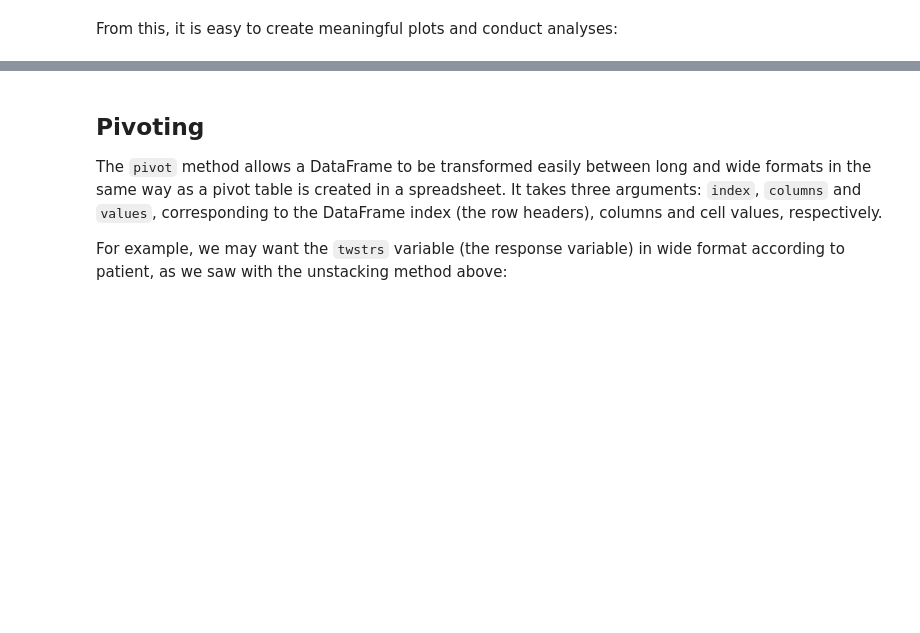
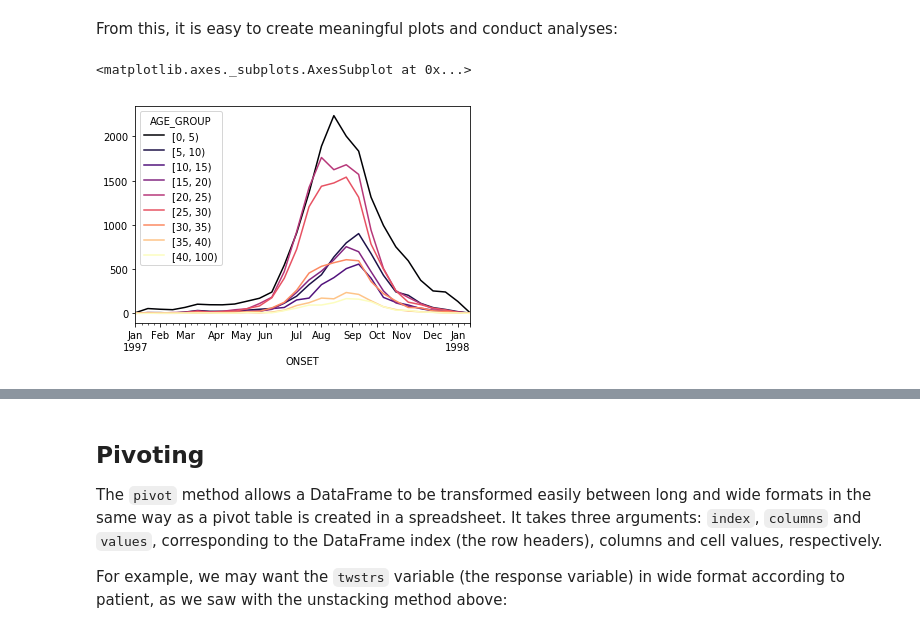
Before and after one commit to fonnesbeck/ngcm_pandas_2017, a Jupyter notebook: notebooks/4. Pandas Best Practices.ipynb, the cells around one changed output, grey strips where cells are left out. Drawn from its saved outputs; the diff is of its cells as text; code cells hidden in the pictures; blank space fills up the shorter version.

```diff
--- a/notebooks/4. Pandas Best Practices.ipynb
+++ b/notebooks/4. Pandas Best Practices.ipynb
@@ -143,4 +312,7 @@ case_counts_2w
 # %% [markdown]
 From this, it is easy to create meaningful plots and conduct analyses:
 # %%
-case_counts_2w.plot(cmap='hot')
+case_counts_2w.plot(cmap='magma')
+# %% [output]
+<matplotlib.axes._subplots.AxesSubplot at 0x...>
+[figure, added]
```
Also changed, not shown: parts of 25 cells of this notebook, 2 other files.
